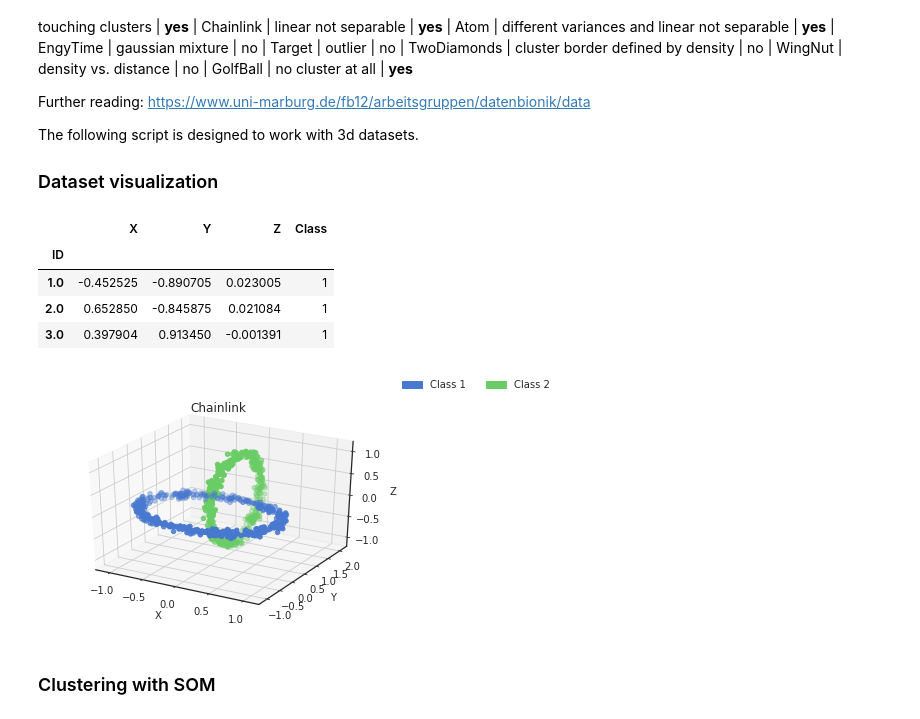
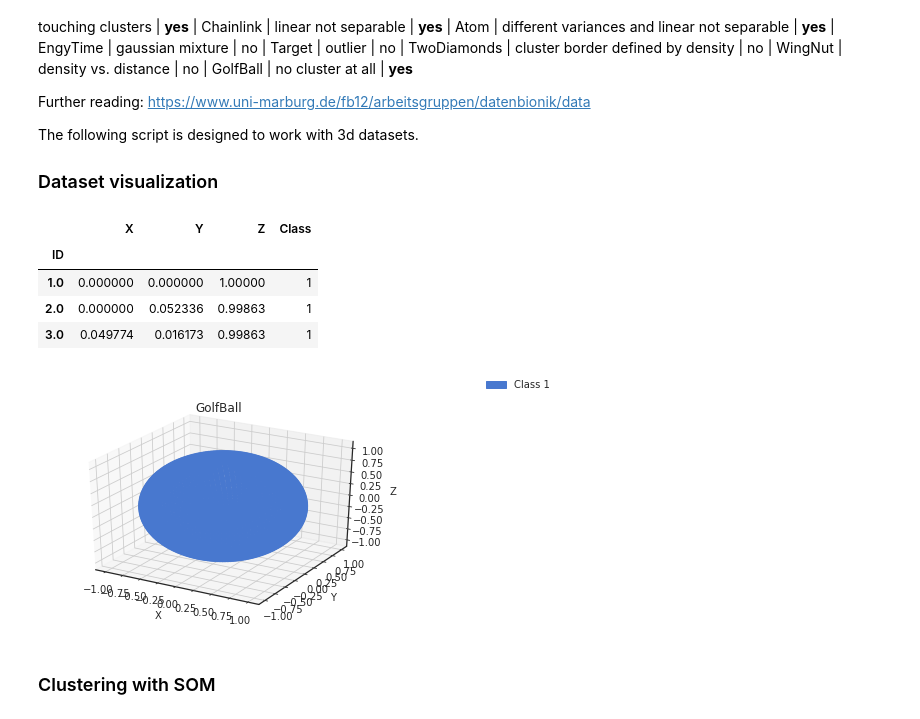
Before and after one commit to faku99/MLG_Labs, a Jupyter notebook: pw3/SOM_part1.ipynb, the cells around one changed output. Cells and saved outputs as stored; diff of their text form; code cells hidden in the pictures.

```diff
--- a/pw3/SOM_part1.ipynb
+++ b/pw3/SOM_part1.ipynb
@@ -199,38 +197,38 @@ locations = pd.DataFrame(columns=['ID', 'X', 'Y', 'Z'])
 
 # Datasets that work with this script are Hepta, Tetra, Chainlink, Atom, GolfBall (they are 3d)
 # Datasets in this list do NOT work : Lsun, EngyTime, Target, TwoDiamonds, WingNut (they are 2d)
-dataset_name = 'Chainlink'
+dataset_name = 'GolfBall'
 
 # Load the 3d-location of each point
 with open('FCPS_Data/' + dataset_name + '.lrn', 'r') as f:
     for i, line in enumerate(f):
         if line[0] == "%":
             continue
         key,x,y,z = line.rstrip().split("\t")
         locations.loc[i] = [int(key), float(x), float(y), float(z)]
 
 # Load the classes of each point
 classes = pd.DataFrame(columns=['ID', 'Class'])
 with open('FCPS_Data/' + dataset_name + '.cls', 'r', encoding='ISO-8859-1') as f:
     for i, line in enumerate(f):
         if line[0] == "%" or line[0] == "#":
             continue
         key,cl = line.rstrip().split("\t")
         classes.loc[i] = [int(key), int(cl)]
 
 # Group the class labels with the 3d locations of each point
 df = pd.merge(locations, classes, on='ID')
 df = df.set_index('ID')
 df.Class = df.Class.astype(int)
 
 # Prints the first three rows
 df.head(3)
 # %% [output]
 |  | X | Y | Z | Class |
 | ID |  |  |  |  |
-| 1.0 | -0.452525 | -0.890705 | 0.023005 | 1 |
-| 2.0 | 0.652850 | -0.845875 | 0.021084 | 1 |
-| 3.0 | 0.397904 | 0.913450 | -0.001391 | 1 |
+| 1.0 | 0.000000 | 0.000000 | 1.00000 | 1 |
+| 2.0 | 0.000000 | 0.052336 | 0.99863 | 1 |
+| 3.0 | 0.049774 | 0.016173 | 0.99863 | 1 |
 # %%
 class_colors = KohonenUtils._discrete_colors_from_classes(classes.Class)
 
@@ -249,7 +247,7 @@ ax.set_ylabel('Y')
 ax.set_zlabel('Z')
 _ = pl.title(dataset_name)
 # %% [output]
-[figure, old version]
+[figure, new version]
 # %% [markdown]
 ### Clustering with SOM
 # %%
```
Also changed, not shown: parts of 4 cells of this notebook, 2 other files.
